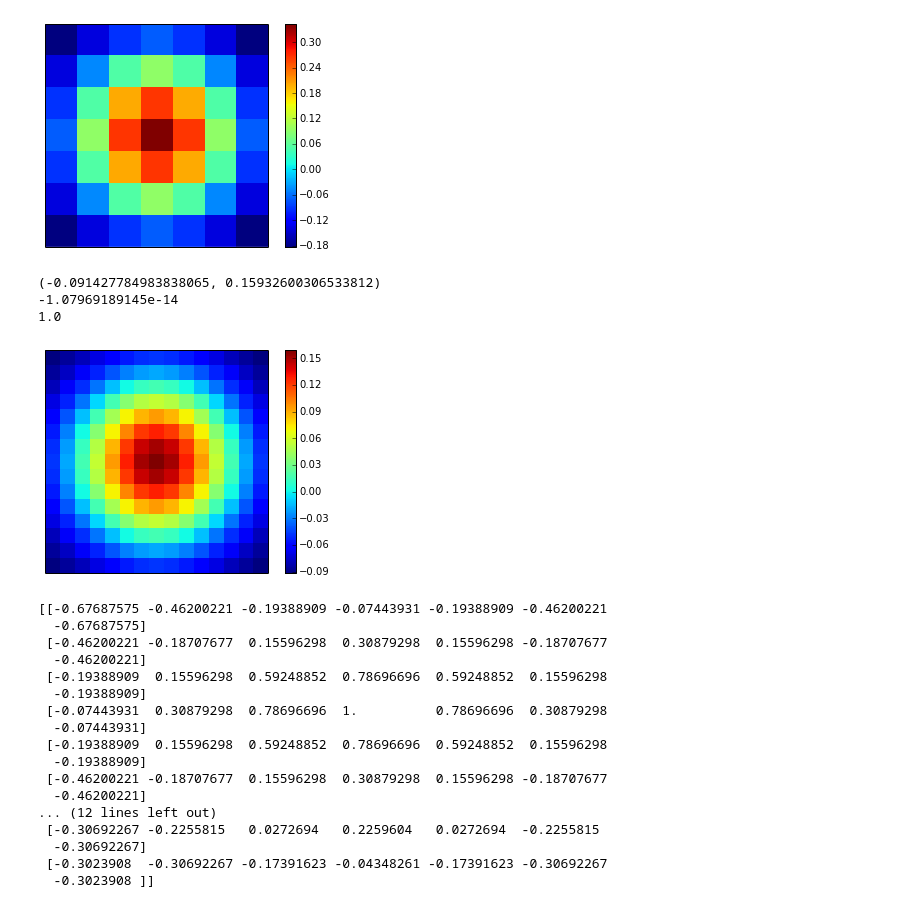
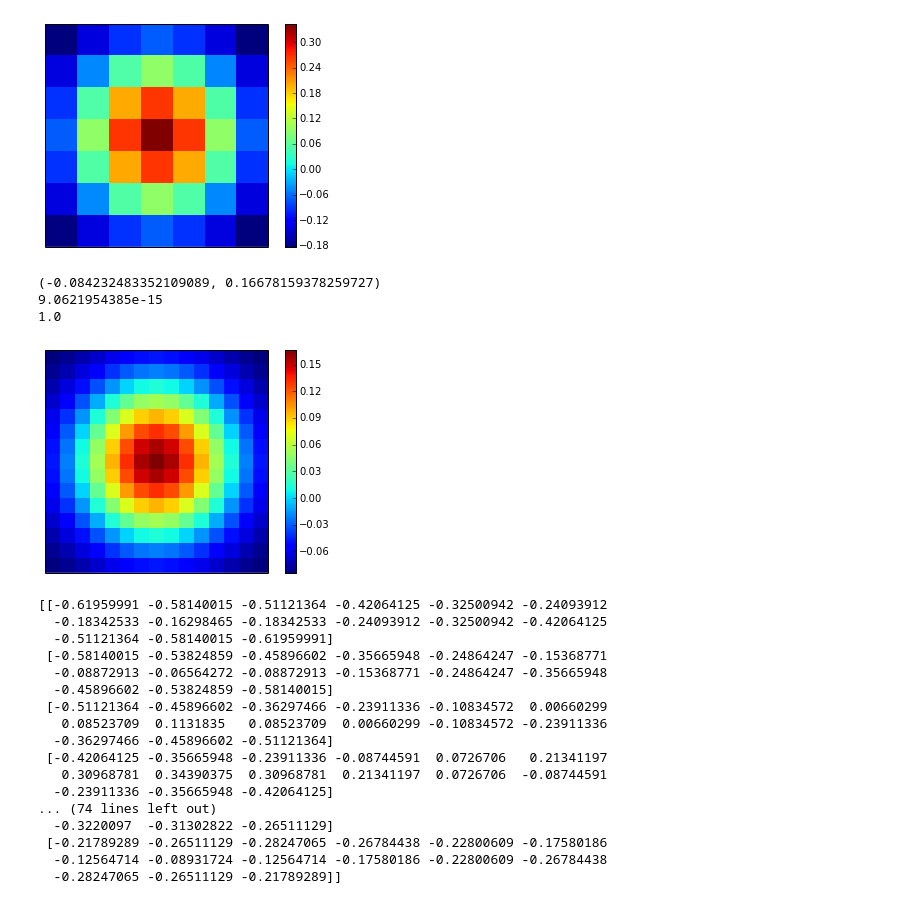
Before and after one commit to chanokin/BIMPC, a Jupyter notebook: BreakOut/kernel_generators.ipynb, the cells around one changed output. Saved outputs shown, nothing was run; the diff lists cells and outputs as text; code cells hidden in the pictures.

```diff
--- a/BreakOut/kernel_generators.ipynb
+++ b/BreakOut/kernel_generators.ipynb
@@ -32,45 +32,45 @@ plt.show()
 [figure]
 # %%
 kernel_w = 15
-std_dev = 4.
+std_dev = 1.866664*2#3.6
 sd_mult = 6.7
 csk = csgen.center_surround_kernel(kernel_w, std_dev, sd_mult)
 print(csk.min(), csk.max())
 print(csk.sum())
 print((csk**2).sum())
 fig = plt.figure()
 ax = plt.subplot(1,1,1)
 im = my_imshow(ax, csk, cmap=None)#, vmin=-1, vmax=1)
 fig.colorbar(im, ax=ax)
 plt.show()
 # %% [output]
-(-0.091427784983838065, 0.15932600306533812)
--1.07969189145e-14
+(-0.084232483352109089, 0.16678159378259727)
+9.0621954385e-15
 1.0
-[figure, old version]
+[figure, new version]
 # %%
 cs_corr0 = convolve2d(csk, csk, mode='same', boundary='wrap')
 print(cs_corr0)
 cs_corr1 = correlate2d(csk, csk, mode='same')
 print(cs_corr1)
 # %% [output]
-[[-0.67687575 -0.46200221 -0.19388909 -0.07443931 -0.19388909 -0.46200221
-  -0.67687575]
- [-0.46200221 -0.18707677  0.15596298  0.30879298  0.15596298 -0.18707677
-  -0.46200221]
- [-0.19388909  0.15596298  0.59248852  0.78696696  0.59248852  0.15596298
-  -0.19388909]
- [-0.07443931  0.30879298  0.78696696  1.          0.78696696  0.30879298
-  -0.07443931]
- [-0.19388909  0.15596298  0.59248852  0.78696696  0.59248852  0.15596298
-  -0.19388909]
- [-0.46200221 -0.18707677  0.15596298  0.30879298  0.15596298 -0.18707677
-  -0.46200221]
-... (12 lines left out)
- [-0.30692267 -0.2255815   0.0272694   0.2259604   0.0272694  -0.2255815
-  -0.30692267]
- [-0.3023908  -0.30692267 -0.17391623 -0.04348261 -0.17391623 -0.30692267
-  -0.3023908 ]]
+[[-0.61959991 -0.58140015 -0.51121364 -0.42064125 -0.32500942 -0.24093912
+  -0.18342533 -0.16298465 -0.18342533 -0.24093912 -0.32500942 -0.42064125
+  -0.51121364 -0.58140015 -0.61959991]
+ [-0.58140015 -0.53824859 -0.45896602 -0.35665948 -0.24864247 -0.15368771
+  -0.08872913 -0.06564272 -0.08872913 -0.15368771 -0.24864247 -0.35665948
+  -0.45896602 -0.53824859 -0.58140015]
+ [-0.51121364 -0.45896602 -0.36297466 -0.23911336 -0.10834572  0.00660299
+   0.08523709  0.1131835   0.08523709  0.00660299 -0.10834572 -0.23911336
+  -0.36297466 -0.45896602 -0.51121364]
+ [-0.42064125 -0.35665948 -0.23911336 -0.08744591  0.0726706   0.21341197
+   0.30968781  0.34390375  0.30968781  0.21341197  0.0726706  -0.08744591
+  -0.23911336 -0.35665948 -0.42064125]
+... (74 lines left out)
+  -0.3220097  -0.31302822 -0.26511129]
+ [-0.21789289 -0.26511129 -0.28247065 -0.26784438 -0.22800609 -0.17580186
+  -0.12564714 -0.08931724 -0.12564714 -0.17580186 -0.22800609 -0.26784438
+  -0.28247065 -0.26511129 -0.21789289]]
 # %%
 # freq = 4.
 # print( np.cos(90*(np.pi/180.)) )
```
Also changed, not shown: parts of 2 cells of this notebook, 11 other files.
